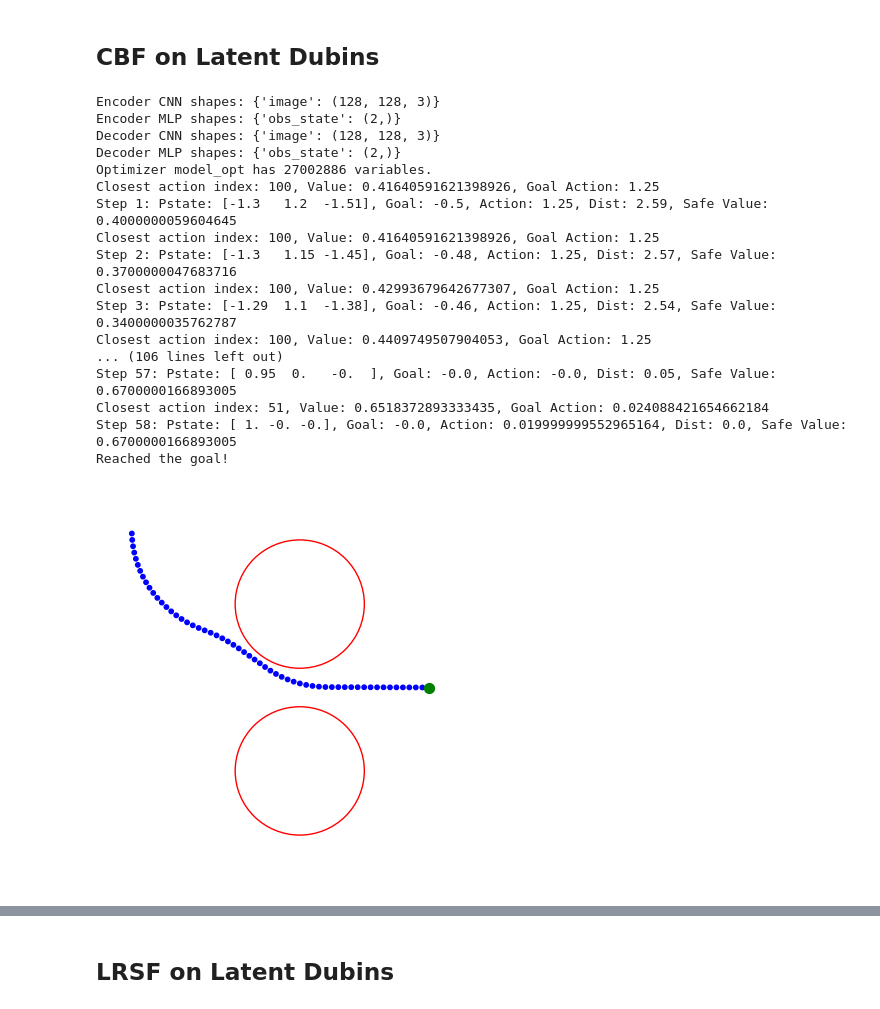
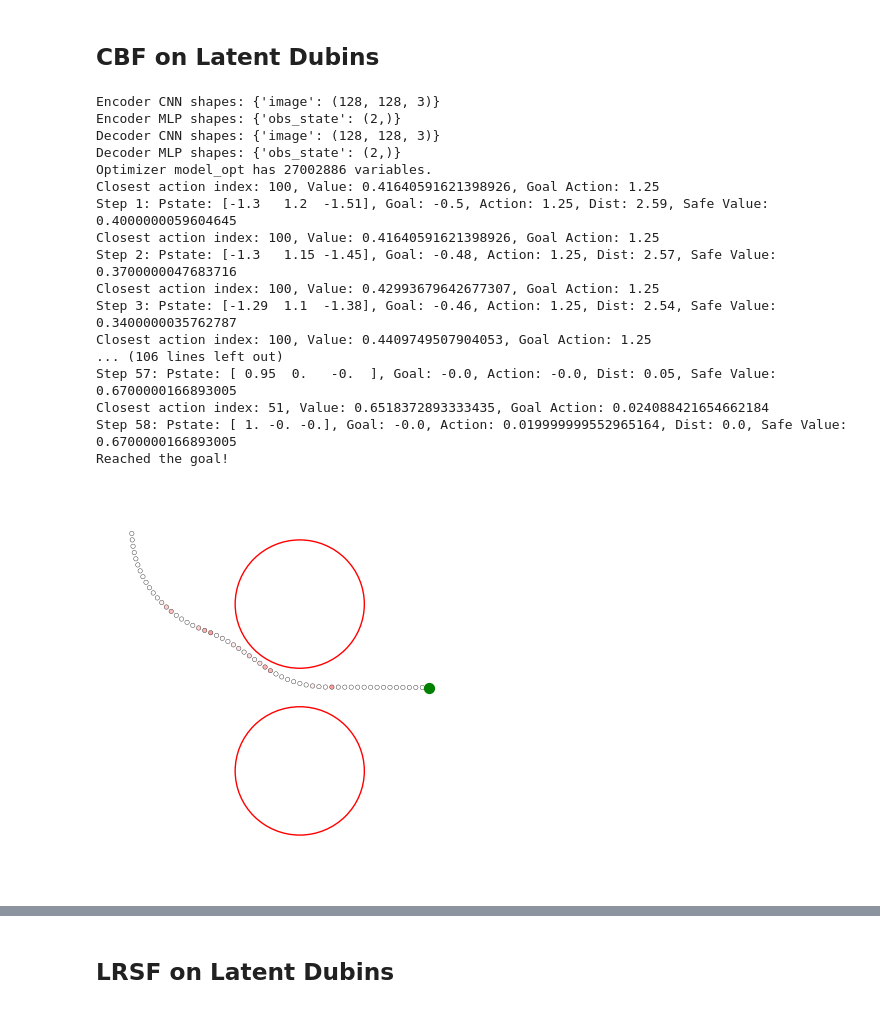
Before and after one commit to stevenwman/wm_cbf, a Jupyter notebook: policy_test_dubin_gap.ipynb, the cells around one changed output, grey strips where cells are left out. Cells and saved outputs as stored; diff of their text form; code cells hidden in the pictures.

Commit message:
changed cbf demo plotting

```diff
--- a/policy_test_dubin_gap.ipynb
+++ b/policy_test_dubin_gap.ipynb
@@ -110,14 +109,6 @@ for i in range(simlen):
         print(f"Closest action index: {closest_action}, Value: {Qzs[closest_action]}, Goal Action: {goal_act}")
         action = u_range[closest_action][0].detach().cpu().numpy()
 
-    # demo, priv_state = dubin_env.forward(action)
-    # feat = brt.data_to_feat(demo)
-    # Vz = brt.evaluate_V(to_np(feat))[0]
-    # Lz = brt.margin_fn(feat)[0][0][0]
-    # Vz = np.min([Vz, to_np(Lz)])
-    # safe_value = Vz = np.min([Vz, to_np(Lz)])
-    # dubin_env.curr_state = priv_state  # Update the current state in the environment
-
     feat = brt.data_to_feat(demo, action=action) # take action in wm
     demo, priv_state = dubin_env.forward(action) # take action in real
     Vz = brt.evaluate_V(to_np(feat))[0] # Vz after action
@@ -142,9 +133,15 @@ for i in range(simlen):
         print("Reached the goal!")
         break
 
+# plot: black edge for trajectory points, red for intervention
+# plot: white to red gradient for delta action magnitude
+delta_action = np.abs(np.diff(np.array(actions), prepend=actions[0]))
+colors = ["white", "red"]
+custom_cmap = mcolors.LinearSegmentedColormap.from_list("white_red", colors)
+norm = mcolors.Normalize(vmin=0, vmax=u_max - u_min)
 
 # plot the trajectory history and circle obstacle
-fig,ax = plt.subplots()
+fig, ax = plt.subplots()
 # hardcoded with existing limits
 sf = 1 # scale factor
 plt.xlim([sf*brt.args.x_min, sf*brt.args.x_max])
@@ -152,15 +149,12 @@ plt.ylim([sf*brt.args.y_min, sf*brt.args.y_max])
 plt.axis('off')
 fig.set_size_inches(5, 5)
 pss = np.array(priv_states)
-# circle = patches.Circle((0,0), 0.5, edgecolor=(1,0,0), facecolor='none')
-# ax.add_patch(circle)
 
 for x_obs, y_obs, r_obs in zip(brt.args.obs_x, brt.args.obs_y, brt.args.obs_r):
     circle = patches.Circle((x_obs, y_obs), r_obs, edgecolor=(1,0,0), facecolor='none')
     ax.add_patch(circle)
 
-col = np.where(np.array(current_safe) == 1, 'blue', 'red')
-plt.scatter(pss[:,0], pss[:,1], c=col, s=10, label='Trajectory')
+plt.scatter(pss[:,0], pss[:,1], c=delta_action, s=10, label='Trajectory', cmap=custom_cmap, norm=norm, edgecolor='black', linewidth=0.25)
 plt.scatter(dubin_env.goal_state[0], dubin_env.goal_state[1], c='green', s=50, label='Goal')
 
 # plot action over time
@@ -175,34 +169,34 @@ plt.title('Action Over Time')
 plt.legend()
 plt.show()
 
 # plot safe value over time
 plt.figure()
 plt.plot(safe_values, label='Safe Value', marker='o')
 plt.axhline(y=0, color='r', linestyle='--', label='CBF Margin')
 plt.xlabel('Time Step')
 plt.ylabel('Safe Value')
 plt.title('Safe Value Over Time')
 plt.legend()
 plt.show()
 # %% [output]
 Encoder CNN shapes: {'image': (128, 128, 3)}
 Encoder MLP shapes: {'obs_state': (2,)}
 Decoder CNN shapes: {'image': (128, 128, 3)}
 Decoder MLP shapes: {'obs_state': (2,)}
 Optimizer model_opt has 27002886 variables.
 Closest action index: 100, Value: 0.41640591621398926, Goal Action: 1.25
 Step 1: Pstate: [-1.3   1.2  -1.51], Goal: -0.5, Action: 1.25, Dist: 2.59, Safe Value: 0.4000000059604645
 Closest action index: 100, Value: 0.41640591621398926, Goal Action: 1.25
 Step 2: Pstate: [-1.3   1.15 -1.45], Goal: -0.48, Action: 1.25, Dist: 2.57, Safe Value: 0.3700000047683716
 Closest action index: 100, Value: 0.42993679642677307, Goal Action: 1.25
 Step 3: Pstate: [-1.29  1.1  -1.38], Goal: -0.46, Action: 1.25, Dist: 2.54, Safe Value: 0.3400000035762787
 Closest action index: 100, Value: 0.4409749507904053, Goal Action: 1.25
 ... (106 lines left out)
 Step 57: Pstate: [ 0.95  0.   -0.  ], Goal: -0.0, Action: -0.0, Dist: 0.05, Safe Value: 0.6700000166893005
 Closest action index: 51, Value: 0.6518372893333435, Goal Action: 0.024088421654662184
 Step 58: Pstate: [ 1. -0. -0.], Goal: -0.0, Action: 0.019999999552965164, Dist: 0.0, Safe Value: 0.6700000166893005
 Reached the goal!
-[figure, old version]
+[figure, new version]
 [figure]
 [figure]
 # %% [markdown]
```
Also changed, not shown: parts of 3 cells of this notebook.
